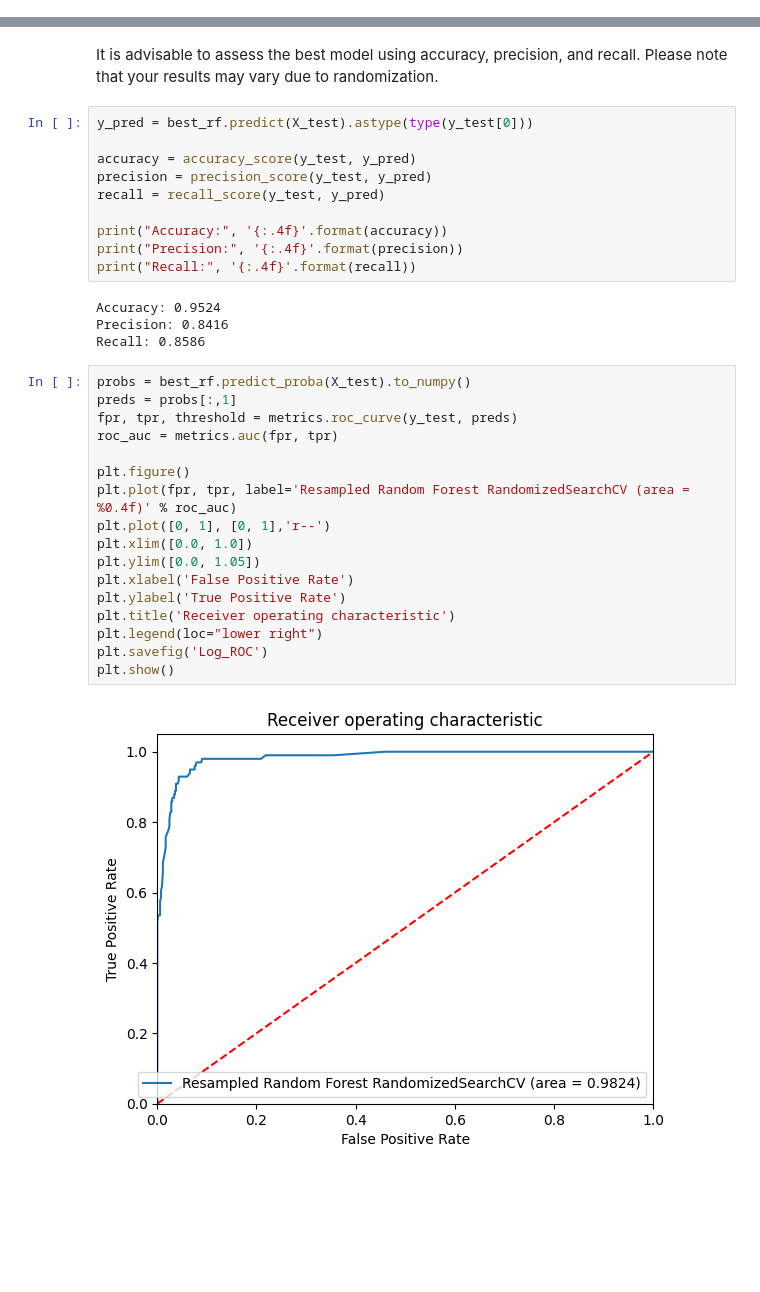
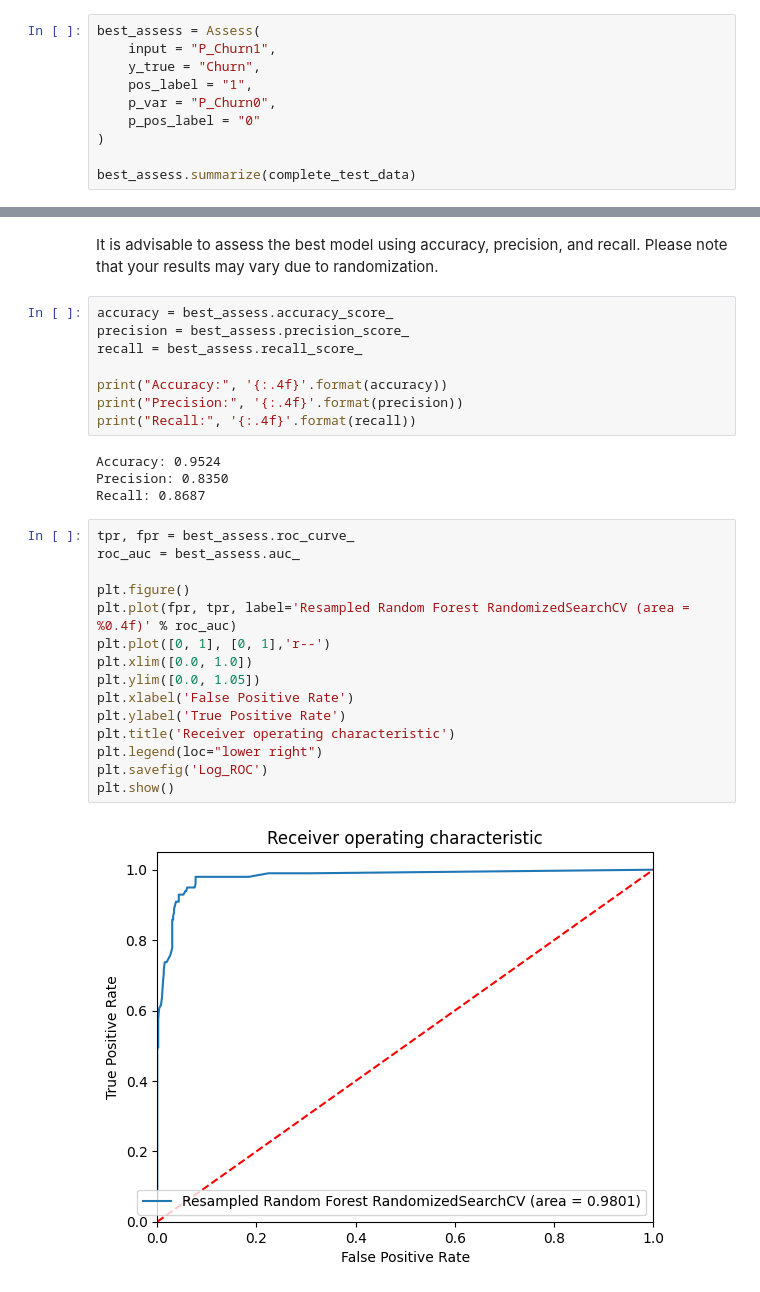
Before and after one commit to sascommunities/sas-hackathon-boot-camp-2025, a Jupyter notebook: workbench/assignments/answer_keys/answer_key_workbench_innovate_hackathon_python.ipynb, the cells around one changed output, grey strips where cells are left out. Cells and saved outputs as stored; diff of their text form; blank space fills up the shorter version.

```diff
--- a/workbench/assignments/answer_keys/answer_key_workbench_innovate_hackathon_python.ipynb
+++ b/workbench/assignments/answer_keys/answer_key_workbench_innovate_hackathon_python.ipynb
@@ -153,0 +223,10 @@ ConfusionMatrixDisplay(confusion_matrix=cm).plot();
+# %%
+best_assess = Assess(
+    input = "P_Churn1",
+    y_true = "Churn",
+    pos_label = "1",
+    p_var = "P_Churn0",
+    p_pos_label = "0"
+)
+
+best_assess.summarize(complete_test_data)
@@ -154,35 +244,31 @@ ConfusionMatrixDisplay(confusion_matrix=cm).plot();
 # %% [markdown]
 It is advisable to assess the best model using accuracy, precision, and recall. Please note that your results may vary due to randomization.
 # %%
-y_pred = best_rf.predict(X_test).astype(type(y_test[0]))
-
-accuracy = accuracy_score(y_test, y_pred)
-precision = precision_score(y_test, y_pred)
-recall = recall_score(y_test, y_pred)
+accuracy = best_assess.accuracy_score_
+precision = best_assess.precision_score_
+recall = best_assess.recall_score_
 
 print("Accuracy:", '{:.4f}'.format(accuracy))
 print("Precision:", '{:.4f}'.format(precision))
 print("Recall:", '{:.4f}'.format(recall))
 # %% [output]
 Accuracy: 0.9524
-Precision: 0.8416
-Recall: 0.8586
+Precision: 0.8350
+Recall: 0.8687
 # %%
-probs = best_rf.predict_proba(X_test).to_numpy()
-preds = probs[:,1]
-fpr, tpr, threshold = metrics.roc_curve(y_test, preds)
-roc_auc = metrics.auc(fpr, tpr)
+tpr, fpr = best_assess.roc_curve_
+roc_auc = best_assess.auc_
 
 plt.figure()
 plt.plot(fpr, tpr, label='Resampled Random Forest RandomizedSearchCV (area = %0.4f)' % roc_auc)
 plt.plot([0, 1], [0, 1],'r--')
 plt.xlim([0.0, 1.0])
 plt.ylim([0.0, 1.05])
 plt.xlabel('False Positive Rate')
 plt.ylabel('True Positive Rate')
 plt.title('Receiver operating characteristic')
 plt.legend(loc="lower right")
 plt.savefig('Log_ROC')
 plt.show()
 # %% [output]
-[figure, old version]
+[figure, new version]
```
Also changed, not shown: parts of 34 cells of this notebook, 1 other file.
